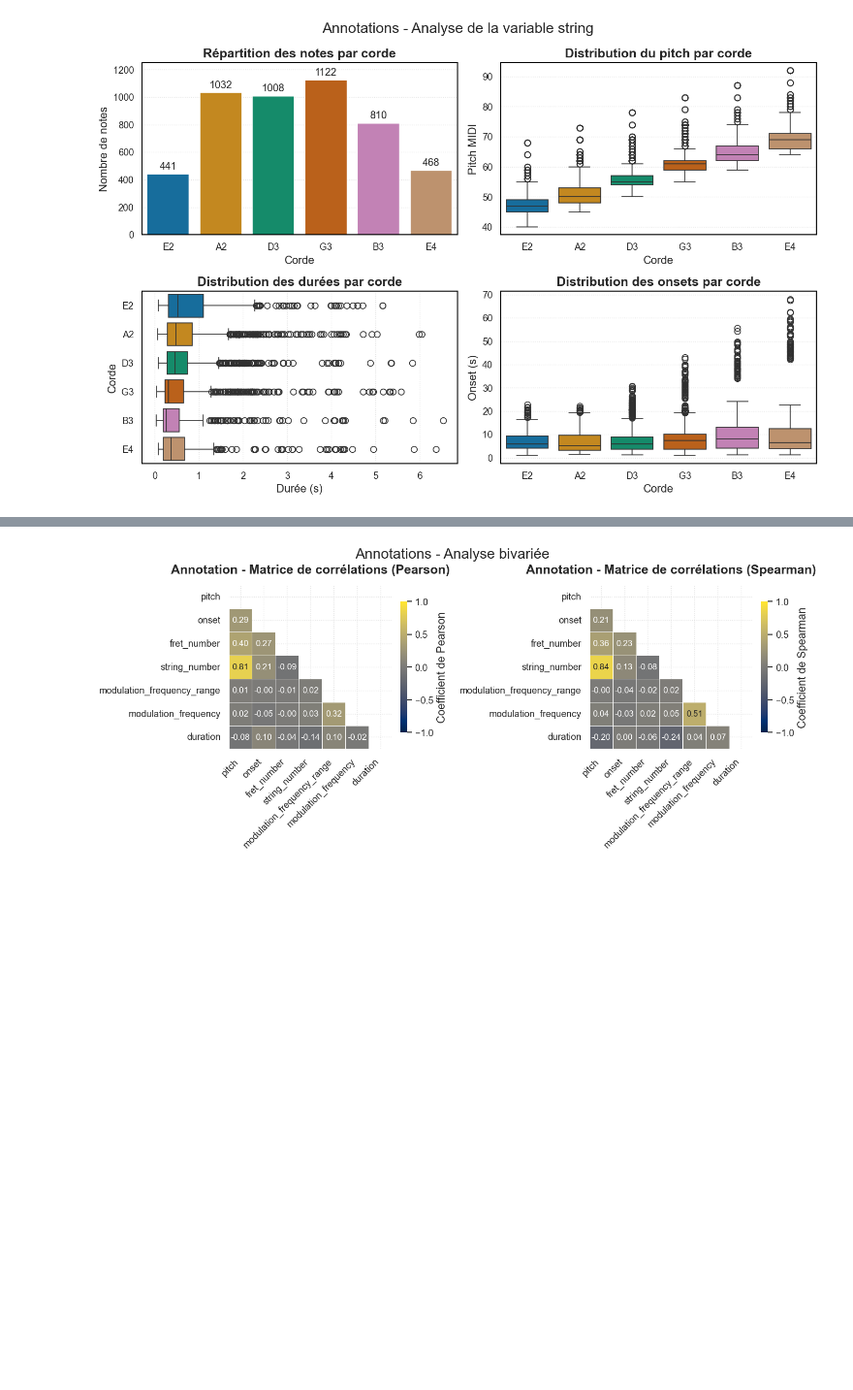
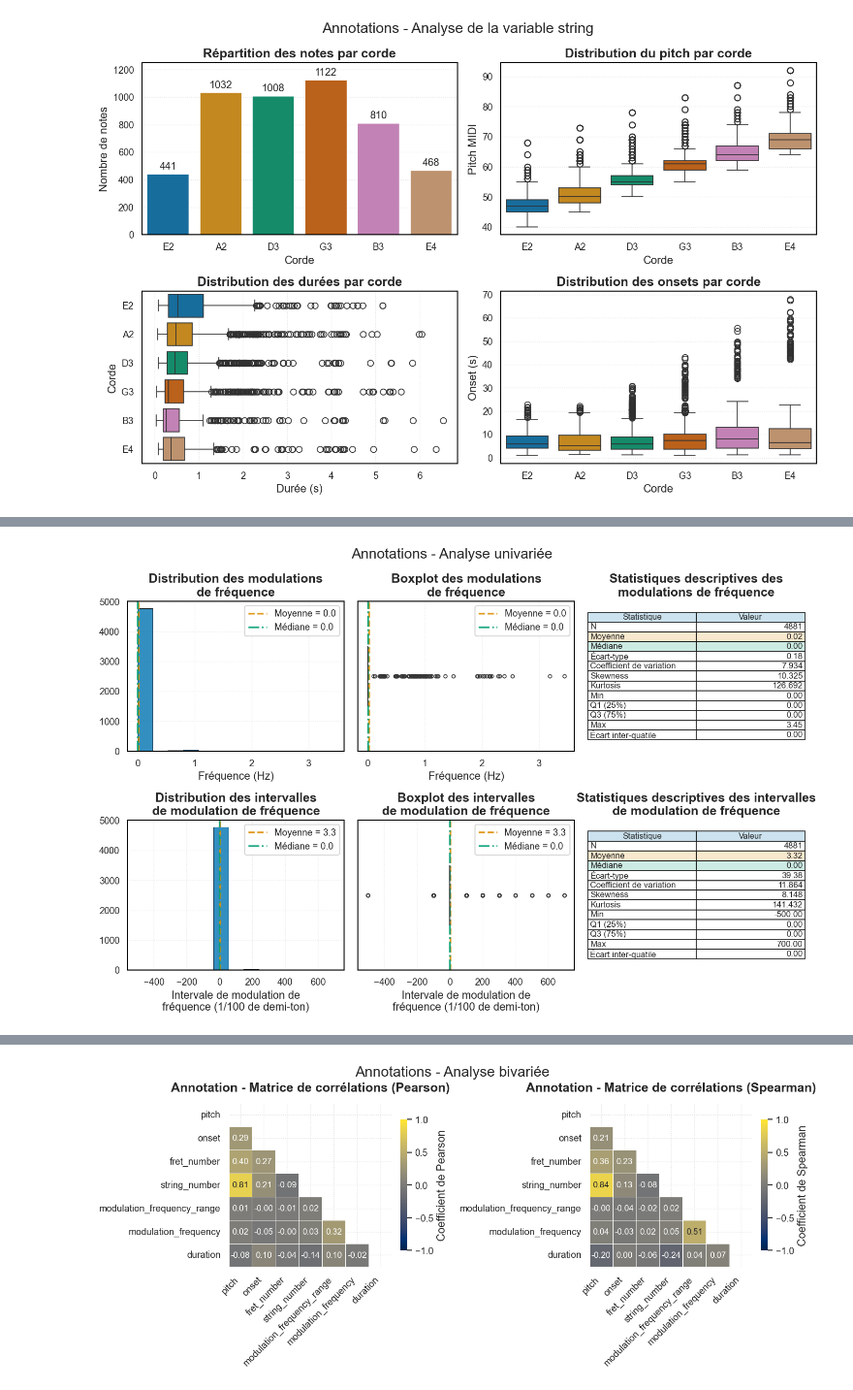
Before and after one commit to DamienDESSAUX-M2i/M2i_CDSD_Projet, a Jupyter notebook: audio_midi/notebooks/03_eda_idmt_smt_guitar.ipynb, the cells around one changed output, grey strips where cells are left out. Shown at 97% size. Cells and saved outputs as stored; diff of their text form; code cells hidden in the pictures; blank space fills up the shorter version.

```diff
--- a/audio_midi/notebooks/03_eda_idmt_smt_guitar.ipynb
+++ b/audio_midi/notebooks/03_eda_idmt_smt_guitar.ipynb
@@ -484,0 +870,50 @@ plt.show()
+# %%
+fig, axes = plt.subplots(2, 3, figsize=(12, 8))
+
+fig.suptitle("Annotations - Analyse univariée", fontsize=17)
+
+# ===
+# Distribution modulation_frequency
+# ===
+ax1 = axes[0, 0]
+create_histplot(ax=ax1, df=df_annotation, column="modulation_frequency")
+ax1.set_title("Distribution des modulations\nde fréquence")
+ax1.set_xlabel("Fréquence (Hz)")
+ax1.set_ylabel(None)
+
+ax2 = axes[0, 1]
+create_boxplot(ax2, df_annotation, "modulation_frequency")
+ax2.set_title("Boxplot des modulations\nde fréquence")
+ax2.set_xlabel("Fréquence (Hz)")
+
+ax3 = axes[0, 2]
+create_stats_panel(ax3, df_annotation, "modulation_frequency")
+ax3.set_title("Statistiques descriptives des\nmodulations de fréquence")
+
+# ===
+# Distribution modulation_frequency_range
+# ===
+ax4 = axes[1, 0]
+create_histplot(ax=ax4, df=df_annotation, column="modulation_frequency_range")
+ax4.set_title("Distribution des intervalles\nde modulation de fréquence")
+ax4.set_xlabel("Intervale de modulation de\nfréquence (1/100 de demi-ton)")
+ax4.set_ylabel(None)
+
+ax5 = axes[1, 1]
+create_boxplot(ax5, df_annotation, "modulation_frequency_range")
+ax5.set_title("Boxplot des intervalles\nde modulation de fréquence")
+ax5.set_xlabel("Intervale de modulation de\nfréquence (1/100 de demi-ton)")
+
+ax6 = axes[1, 2]
+create_stats_panel(ax6, df_annotation, "modulation_frequency_range")
+ax6.set_title("Statistiques descriptives des intervalles\nde modulation de fréquence")
+
+plt.tight_layout()
+plt.savefig(
+    (
+        FIGURES_DIRECTORY / "annotation_numerical_variables_distributions_2.png"
+    ).as_posix()
+)
+plt.show()
+# %% [output]
+[figure, added]
```
Also changed, not shown: parts of 24 cells of this notebook, 7 other files.
